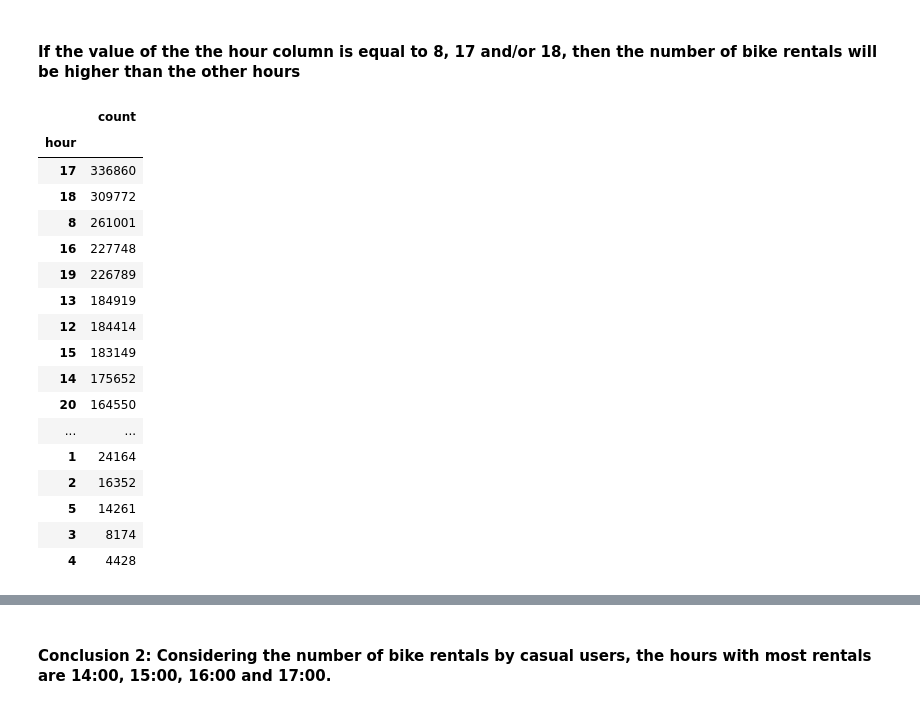
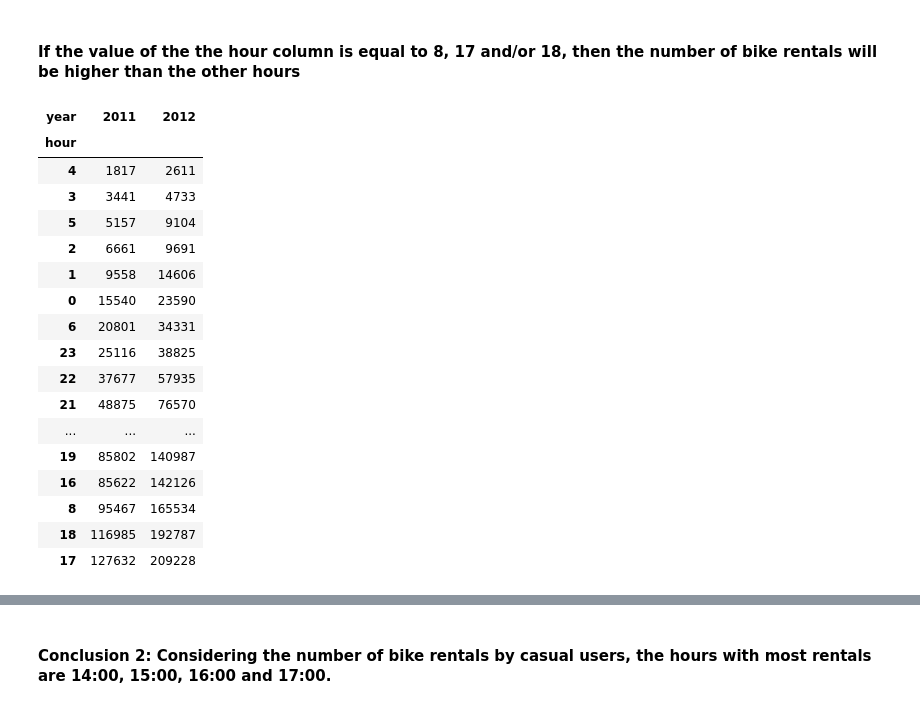
Before and after one commit to MaxLopezSalgado/capital_bike_sharing, a Jupyter notebook: eda/eda.ipynb, the cells around one changed output, grey strips where cells are left out. Drawn from its saved outputs; the diff is of its cells as text; code cells hidden in the pictures.

```diff
--- a/eda/eda.ipynb
+++ b/eda/eda.ipynb
@@ -276,25 +287,25 @@ plt.show()
 # %% [markdown]
 #### If the value of the the hour column is equal to 8, 17 and/or 18, then the number of bike rentals will be higher than the other hours
 # %%
-# Create a pivot table to check the number of bike rentals in each hour
-rentals_per_hour = pd.pivot_table(rentals_time_weather, index='hour', values='count', aggfunc='sum').sort_values(by='count', ascending=False)
-rentals_per_hour
+# Create two pivot tables to check the number of bike rentals in each hour column value in 2011 and 2012
+rentals_time_weather.pivot_table(index='hour', columns='year', values='count', aggfunc='sum').sort_values(by=2011)
+rentals_time_weather.pivot_table(index='hour', columns='year', values='count', aggfunc='sum').sort_values(by=2012)
 # %% [output]
-|  | count |
-| hour |  |
-| 17 | 336860 |
-| 18 | 309772 |
-| 8 | 261001 |
-| 16 | 227748 |
-| 19 | 226789 |
-| 13 | 184919 |
-| 12 | 184414 |
-| 15 | 183149 |
-| 14 | 175652 |
-| 20 | 164550 |
-| ... | ... |
-| 1 | 24164 |
-| 2 | 16352 |
-| 5 | 14261 |
-| 3 | 8174 |
-| 4 | 4428 |
+| year | 2011 | 2012 |
+| hour |  |  |
+| 4 | 1817 | 2611 |
+| 3 | 3441 | 4733 |
+| 5 | 5157 | 9104 |
+| 2 | 6661 | 9691 |
+| 1 | 9558 | 14606 |
+| 0 | 15540 | 23590 |
+| 6 | 20801 | 34331 |
+| 23 | 25116 | 38825 |
+| 22 | 37677 | 57935 |
+| 21 | 48875 | 76570 |
+| ... | ... | ... |
+| 19 | 85802 | 140987 |
+| 16 | 85622 | 142126 |
+| 8 | 95467 | 165534 |
+| 18 | 116985 | 192787 |
+| 17 | 127632 | 209228 |
```
Also changed, not shown: parts of 16 cells of this notebook.
